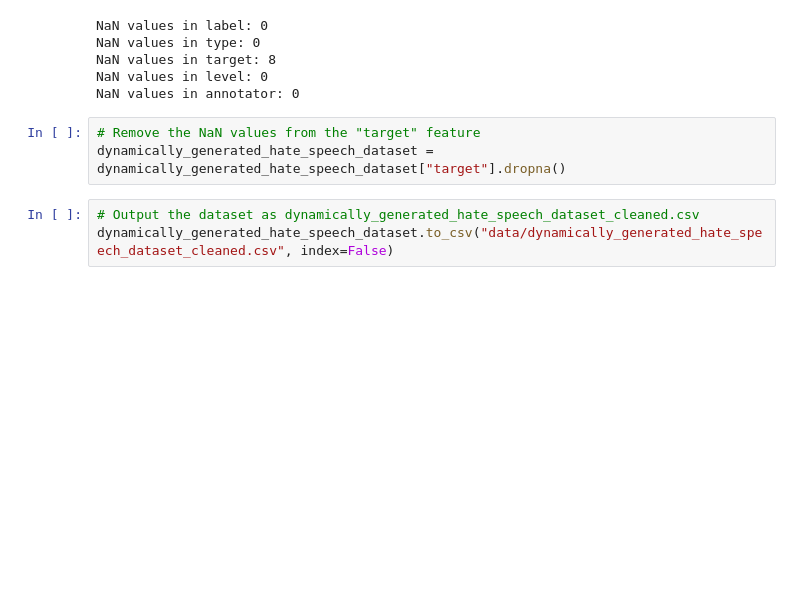
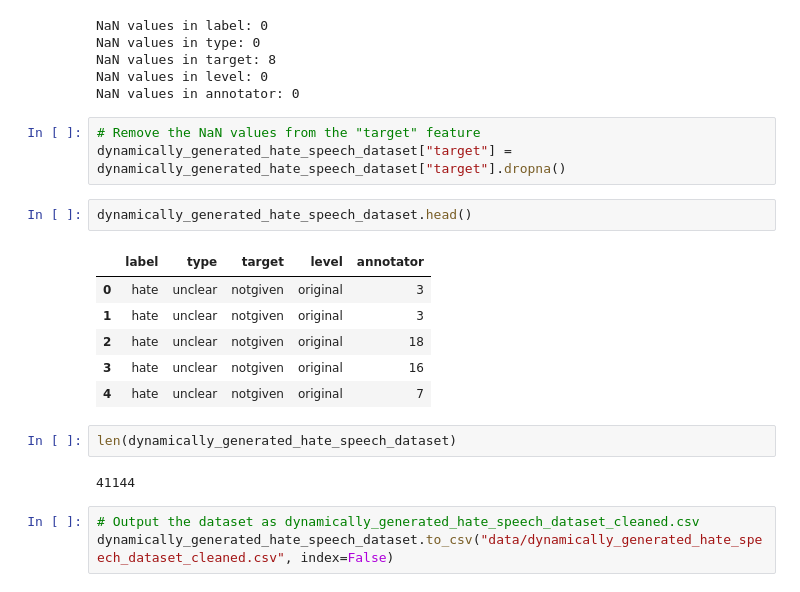
Before and after one commit to cfornesa/political_polarization, a Jupyter notebook: Data_Generation_And_Preparation.ipynb, the cells around one changed output. Cells and saved outputs as stored; diff of their text form; blank space fills up the shorter version.

```diff
--- a/Data_Generation_And_Preparation.ipynb
+++ b/Data_Generation_And_Preparation.ipynb
@@ -278,7 +278,20 @@ NaN values in level: 0
 NaN values in annotator: 0
 # %%
 # Remove the NaN values from the "target" feature
-dynamically_generated_hate_speech_dataset = dynamically_generated_hate_speech_dataset["target"].dropna()
+dynamically_generated_hate_speech_dataset["target"] = dynamically_generated_hate_speech_dataset["target"].dropna()
+# %%
+dynamically_generated_hate_speech_dataset.head()
+# %% [output]
+|  | label | type | target | level | annotator |
+| 0 | hate | unclear | notgiven | original | 3 |
+| 1 | hate | unclear | notgiven | original | 3 |
+| 2 | hate | unclear | notgiven | original | 18 |
+| 3 | hate | unclear | notgiven | original | 16 |
+| 4 | hate | unclear | notgiven | original | 7 |
+# %%
+len(dynamically_generated_hate_speech_dataset)
+# %% [output]
+41144
 # %%
 # Output the dataset as dynamically_generated_hate_speech_dataset_cleaned.csv
 dynamically_generated_hate_speech_dataset.to_csv("data/dynamically_generated_hate_speech_dataset_cleaned.csv", index=False)
```
Also changed, not shown: 7 other files.
